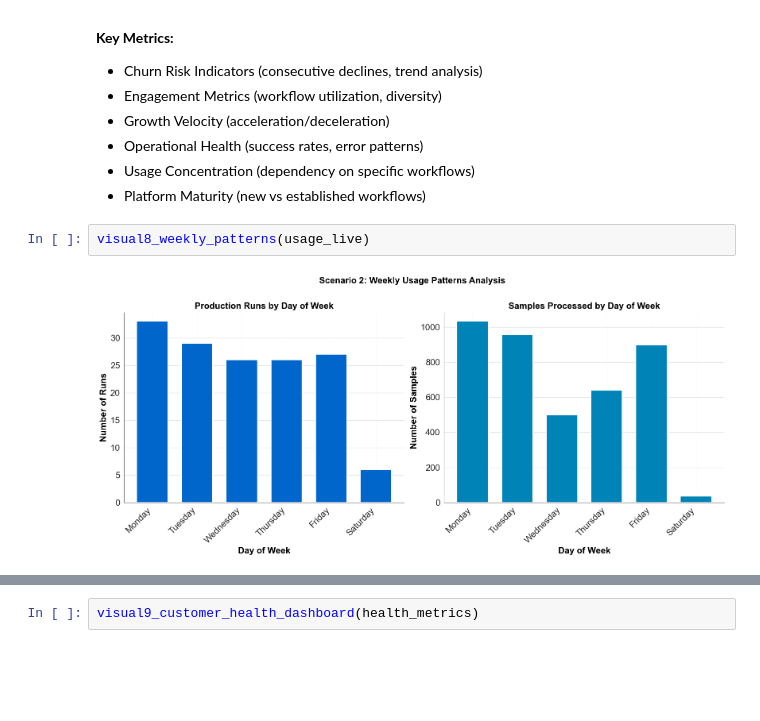
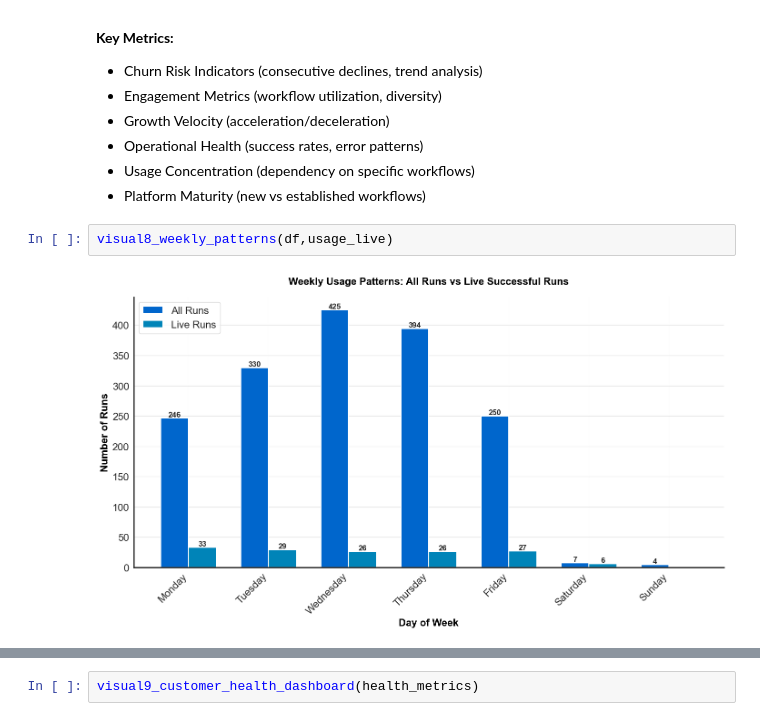
Before and after one commit to megpatakota/customer_data_analysis, a Jupyter notebook: notebooks/scenario2_customer_health.ipynb, the cells around one changed output, grey strips where cells are left out. Drawn from its saved outputs; the diff is of its cells as text; blank space fills up the shorter version.

```diff
--- a/notebooks/scenario2_customer_health.ipynb
+++ b/notebooks/scenario2_customer_health.ipynb
@@ -623,9 +674,9 @@ REAL-WORLD CUSTOMER HEALTH METRICS
 - Usage Concentration (dependency on specific workflows)
 - Platform Maturity (new vs established workflows)
 # %%
-visual8_weekly_patterns(usage_live)
+visual8_weekly_patterns(df,usage_live)
 # %% [output]
-[figure, old version]
+[figure, new version]
 # %% [markdown]
 ## Visual 8: Weekly Usage Patterns
 
```
Also changed, not shown: parts of 9 cells of this notebook, 4 other files.
